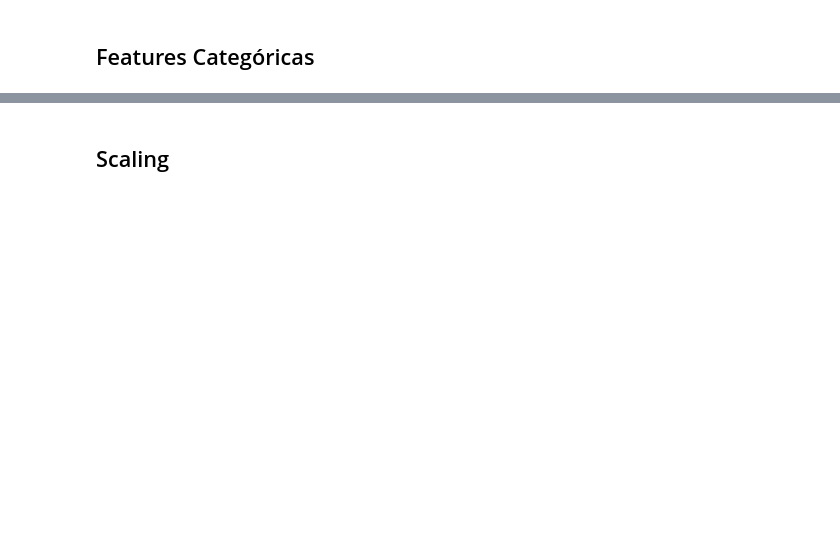
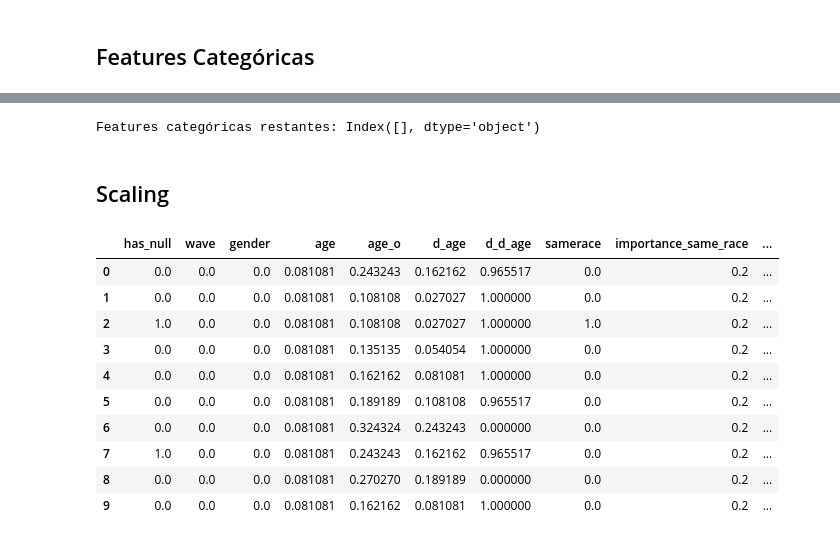
Before and after one commit to FrederickAlmeida/SpeedDating, a Jupyter notebook: pre_processing.ipynb, the cells around one changed output, grey strips where cells are left out. Drawn from its saved outputs; the diff is of its cells as text; code cells hidden in the pictures; blank space fills up the shorter version.

```diff
--- a/pre_processing.ipynb
+++ b/pre_processing.ipynb
@@ -481,23 +262,44 @@ def convert_range_to_mean(value):
             return value  # Retorna como está se não puder ser convertido
 # %%
 # colunas que começam com "d_"
-categorical_numerical_cols = [col for col in df.columns if col.startswith("d_")]
+categorical_numerical_cols = [col for col in df_test.columns if col.startswith("d_")]
 
 # conversão automatica
-df[categorical_numerical_cols] = df[categorical_numerical_cols].applymap(convert_range_to_mean)
+df_test[categorical_numerical_cols] = df_test[categorical_numerical_cols].applymap(convert_range_to_mean)
 
 # Forçar conversão para float para garantir que todas estão no formato correto
-df[categorical_numerical_cols] = df[categorical_numerical_cols].astype(float)
+df_test[categorical_numerical_cols] = df_test[categorical_numerical_cols].astype(float)
+# %%
+def categorize_field(field):
+    if "engineering" in field.lower():
+        return "Engineering"
+    elif "science" in field.lower():
+        return "Science"
+    elif "business" in field.lower():
+        return "Business"
+    elif "art" in field.lower():
+        return "Arts"
+    else:
+        return "Other"
+
+df_test["field_grouped"] = df_test["field"].apply(lambda x: categorize_field(x))
+# %%
+# One-Hot Encoding para a nova coluna criada
+df_test = df_test.drop(columns=["field"])  # remove a original que possui mais de 200 categorias
+df_test = pd.get_dummies(df_test, columns=["field_grouped"], drop_first=True)
 # %%
 # converter para int, garantindo que são numéricas (já estao em formato numérico (0/1))
-df["has_null"] = df["has_null"].astype(int)
-df["samerace"] = df["samerace"].astype(int)
-df["decision"] = df["decision"].astype(int)
-df["decision_o"] = df["decision_o"].astype(int)
+df_test["has_null"] = df_test["has_null"].astype(int)
+df_test["samerace"] = df_test["samerace"].astype(int)
+df_test["decision"] = df_test["decision"].astype(int)
+df_test["decision_o"] = df_test["decision_o"].astype(int)
+df_test["match"] = df_test["match"].astype(int)
 
 # verifica se ainda tem valores categóricos
-categorical_remaining = df.select_dtypes(include=['object', 'category']).columns
+categorical_remaining = df_test.select_dtypes(include=['object', 'category']).columns
 print("Features categóricas restantes:", categorical_remaining)
+# %% [output]
+Features categóricas restantes: Index([], dtype='object')
 # %% [markdown]
 ## Scaling
 # %%
@@ -529,0 +317,18 @@ X = StandardScaler().fit_transform(X)
+# %%
+df_scaled = MinMaxScaling(df_test)
+
+df_scaled = pd.DataFrame(df_scaled, columns=df_test.columns)
+pd.set_option('display.max_columns', None)
+df_scaled.head(10)
+# %% [output]
+|  | has_null | wave | gender | age | age_o | d_age | d_d_age | samerace | importance_same_race | ... |
+| 0 | 0.0 | 0.0 | 0.0 | 0.081081 | 0.243243 | 0.162162 | 0.965517 | 0.0 | 0.2 | ... |
+| 1 | 0.0 | 0.0 | 0.0 | 0.081081 | 0.108108 | 0.027027 | 1.000000 | 0.0 | 0.2 | ... |
+| 2 | 1.0 | 0.0 | 0.0 | 0.081081 | 0.108108 | 0.027027 | 1.000000 | 1.0 | 0.2 | ... |
+| 3 | 0.0 | 0.0 | 0.0 | 0.081081 | 0.135135 | 0.054054 | 1.000000 | 0.0 | 0.2 | ... |
+| 4 | 0.0 | 0.0 | 0.0 | 0.081081 | 0.162162 | 0.081081 | 1.000000 | 0.0 | 0.2 | ... |
+| 5 | 0.0 | 0.0 | 0.0 | 0.081081 | 0.189189 | 0.108108 | 0.965517 | 0.0 | 0.2 | ... |
+| 6 | 0.0 | 0.0 | 0.0 | 0.081081 | 0.324324 | 0.243243 | 0.000000 | 0.0 | 0.2 | ... |
+| 7 | 1.0 | 0.0 | 0.0 | 0.081081 | 0.243243 | 0.162162 | 0.965517 | 0.0 | 0.2 | ... |
+| 8 | 0.0 | 0.0 | 0.0 | 0.081081 | 0.270270 | 0.189189 | 0.000000 | 0.0 | 0.2 | ... |
+| 9 | 0.0 | 0.0 | 0.0 | 0.081081 | 0.162162 | 0.081081 | 1.000000 | 0.0 | 0.2 | ... |
```
Also changed, not shown: parts of 35 cells of this notebook.
